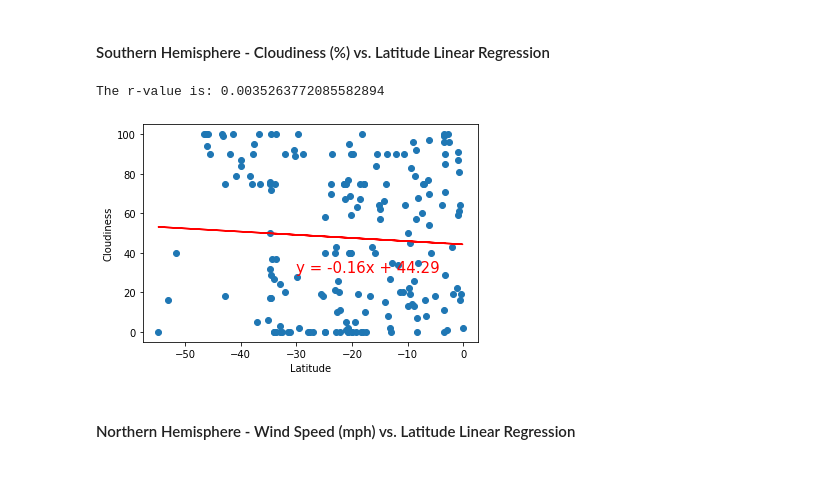
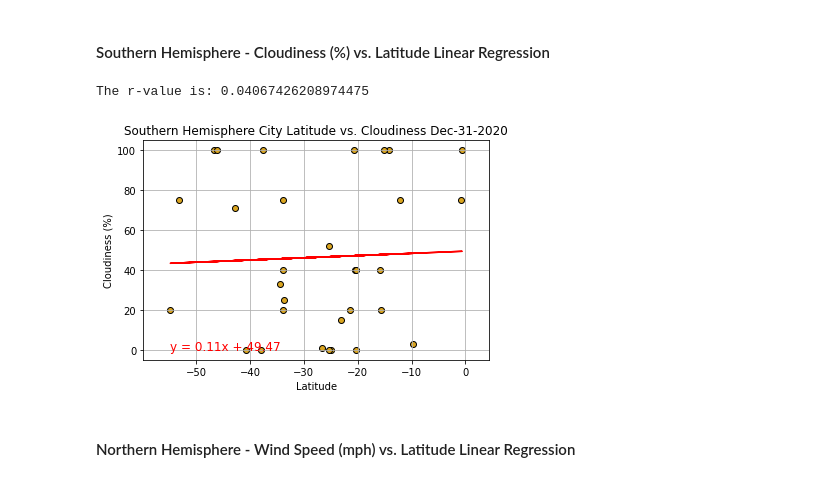
Before and after one commit to pspitzer86/Python-API-Challenge, a Jupyter notebook: WeatherPy/WeatherPy.ipynb, the cells around one changed output. Saved outputs shown, nothing was run; the diff lists cells and outputs as text; code cells hidden in the pictures.

Commit message:
added plot with regression for south hem lat v wind

```diff
--- a/WeatherPy/WeatherPy.ipynb
+++ b/WeatherPy/WeatherPy.ipynb
@@ -526,38 +526,38 @@ The r-value is: 0.18286147122309004
 # %%
 south_clouds = south_hem_weather['Cloudiness']
 
 (slope, intercept, rvalue, pvalue, stderr) = linregress(south_city_lats, south_clouds)
 regress_values = south_city_lats * slope + intercept
 line_string = "y = " + str(round(slope,2)) + "x + " + str(round(intercept,2))
 print(f"The r-value is: {rvalue}")
 
 # Plotted the tumor volume by mouse weight into a scatter plot.
 
 plt.scatter(south_city_lats, south_clouds, marker='o', facecolors='goldenrod', edgecolors='black')
 plt.plot(south_city_lats,regress_values,"r-")
-plt.annotate(line_string,(min(south_city_lats),min(south_max_temps)),fontsize=12,color="red")
+plt.annotate(line_string,(min(south_city_lats),min(south_clouds)),fontsize=12,color="red")
 
 # Titled the graph and gave labels to the x and y axes.
 
-plt.title(f'Southern Hemisphere City Latitude vs. Max Temperature {curr_date}')
+plt.title(f'Southern Hemisphere City Latitude vs. Cloudiness {curr_date}')
 plt.xlabel('Latitude')
-plt.ylabel('Max Temperature (F)')
+plt.ylabel('Cloudiness (%)')
 
 # Set a limit to the x and y axes based on the data.  Added a grid to the graph to be more readable.
 
 plt.xlim(min(south_city_lats)-5, max(south_city_lats)+5)
-plt.ylim(min(south_max_temps)-5, max(south_max_temps)+5)
+plt.ylim(min(south_clouds)-5, max(south_clouds)+5)
 
 plt.grid()
 
-output_image = f'Output_Data/SouthHem_LatvTemp_plot_w_regression{curr_date}.png'
+output_image = f'Output_Data/SouthHem_LatvClouds_plot_w_regression{curr_date}.png'
 plt.tight_layout()
 plt.savefig(output_image)
 
 plt.show()
 # %% [output]
-The r-value is: 0.0035263772085582894
+The r-value is: 0.04067426208974475
-[figure, old version]
+[figure, new version]
 # %% [markdown]
 ####  Northern Hemisphere - Wind Speed (mph) vs. Latitude Linear Regression
 # %%
```
Also changed, not shown: parts of 2 cells of this notebook, 1 other file.
